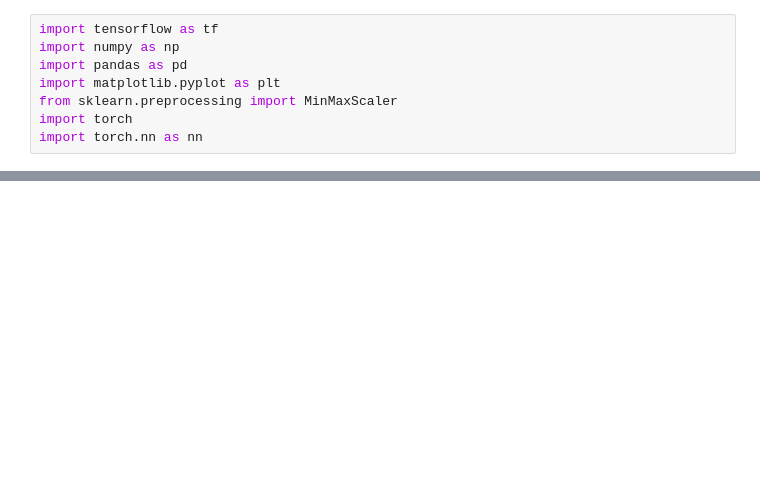
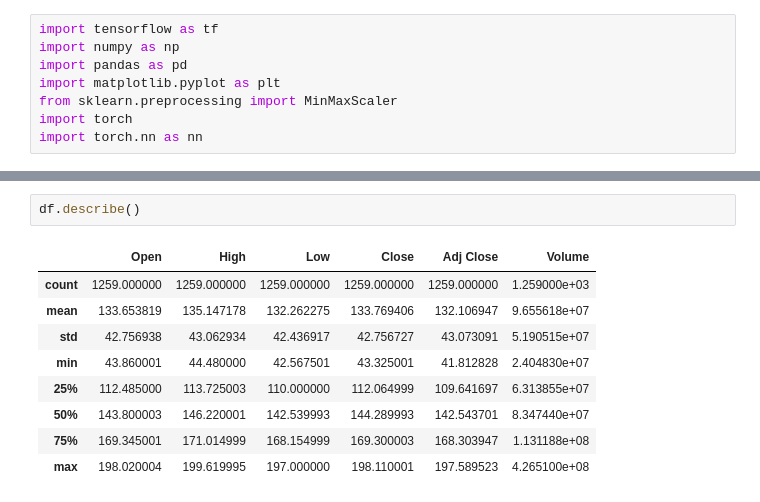
Before and after one commit to JagdishMane/numpy-pytorch-tensorflow, a Jupyter notebook: Predicting_Stock_Prices_Using_RNN_LSTM.ipynb, the cells around one changed output, grey strips where cells are left out. Saved outputs shown, nothing was run; the diff lists cells and outputs as text; blank space fills up the shorter version.

```diff
--- a/Predicting_Stock_Prices_Using_RNN_LSTM.ipynb
+++ b/Predicting_Stock_Prices_Using_RNN_LSTM.ipynb
@@ -141,0 +25,12 @@ plt.show()
+# %%
+df.describe()
+# %% [output]
+|  | Open | High | Low | Close | Adj Close | Volume |
+| count | 1259.000000 | 1259.000000 | 1259.000000 | 1259.000000 | 1259.000000 | 1.259000e+03 |
+| mean | 133.653819 | 135.147178 | 132.262275 | 133.769406 | 132.106947 | 9.655618e+07 |
+| std | 42.756938 | 43.062934 | 42.436917 | 42.756727 | 43.073091 | 5.190515e+07 |
+| min | 43.860001 | 44.480000 | 42.567501 | 43.325001 | 41.812828 | 2.404830e+07 |
+| 25% | 112.485000 | 113.725003 | 110.000000 | 112.064999 | 109.641697 | 6.313855e+07 |
+| 50% | 143.800003 | 146.220001 | 142.539993 | 144.289993 | 142.543701 | 8.347440e+07 |
+| 75% | 169.345001 | 171.014999 | 168.154999 | 169.300003 | 168.303947 | 1.131188e+08 |
+| max | 198.020004 | 199.619995 | 197.000000 | 198.110001 | 197.589523 | 4.265100e+08 |
```
Also changed, not shown: parts of 21 cells of this notebook.
